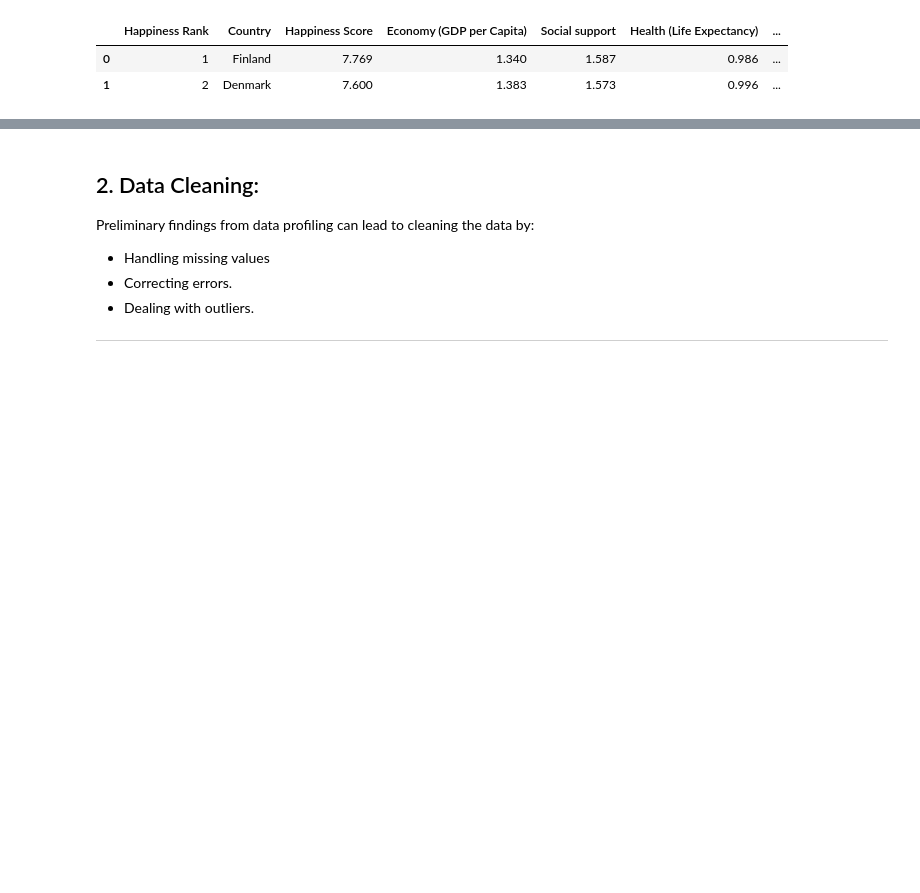
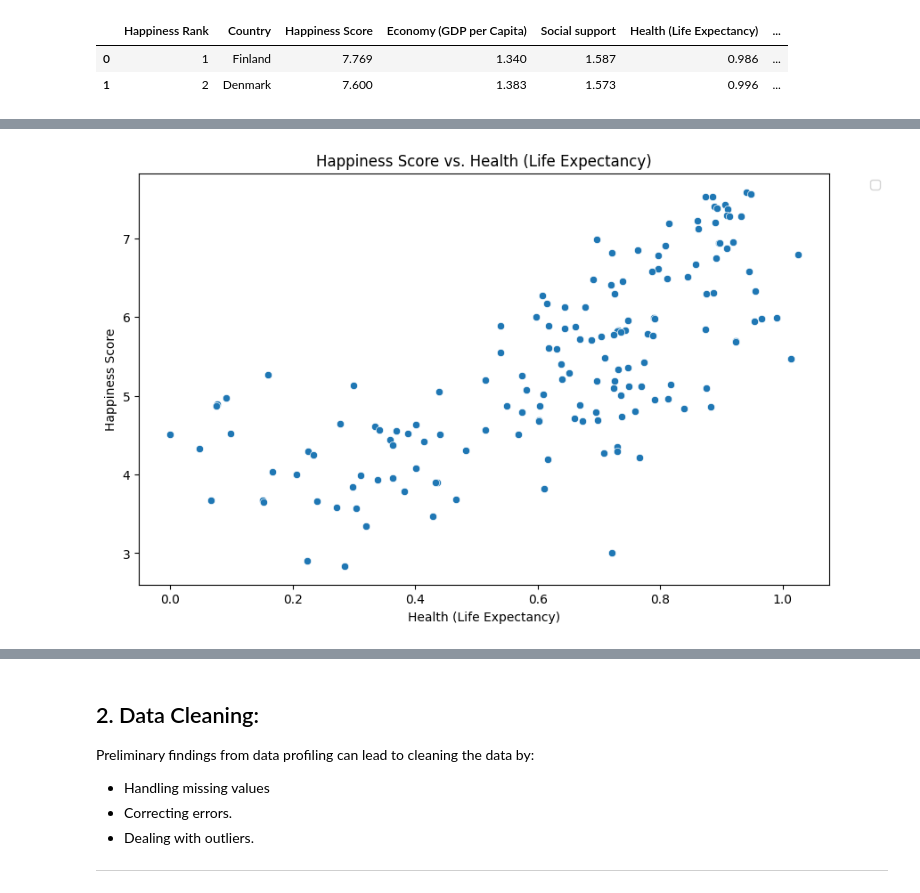
Before and after one commit to Tuwaiq-DS-ML-bootcamp-V-9/Usecase-2, a Jupyter notebook: EDA explain template.ipynb, the cells around one changed output, grey strips where cells are left out. Saved outputs shown, nothing was run; the diff lists cells and outputs as text; code cells hidden in the pictures; blank space fills up the shorter version.

```diff
--- a/EDA explain template.ipynb
+++ b/EDA explain template.ipynb
@@ -965,0 +1002,10 @@ We use 3 common visualization methods:
+# %%
+plt.figure(figsize=(10, 6))
+sns.scatterplot(data=world_happiness_reports_2015, x='Health (Life Expectancy)', y='Happiness Score')
+plt.title('Happiness Score vs. Health (Life Expectancy)')
+plt.xlabel('Health (Life Expectancy)')
+plt.ylabel('Happiness Score')
+plt.legend(bbox_to_anchor=(1.05, 1), loc='upper left')
+plt.show()
+# %% [output]
+[figure, added]
```
Also changed, not shown: parts of 35 cells of this notebook.
